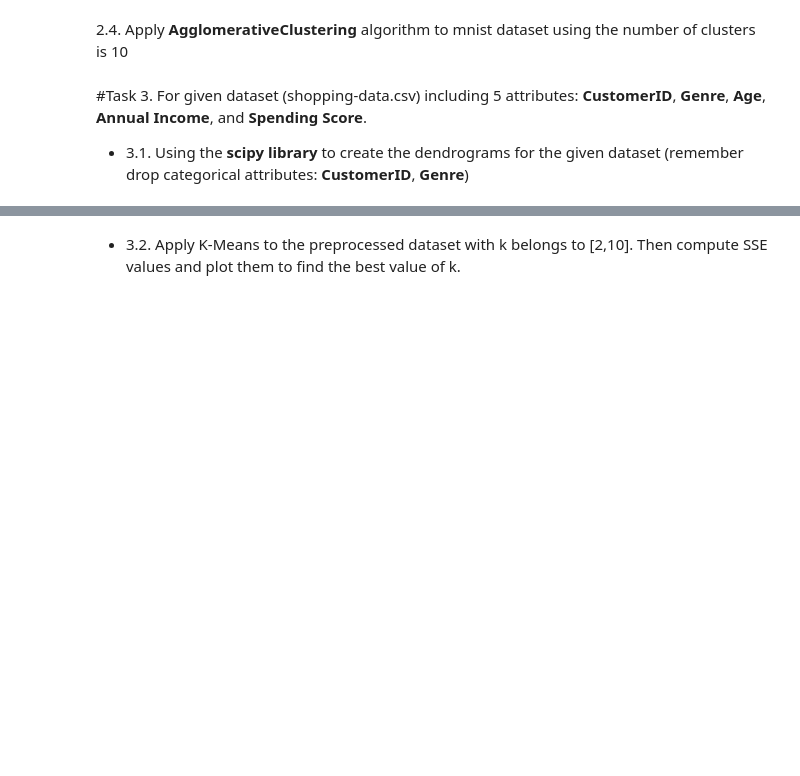
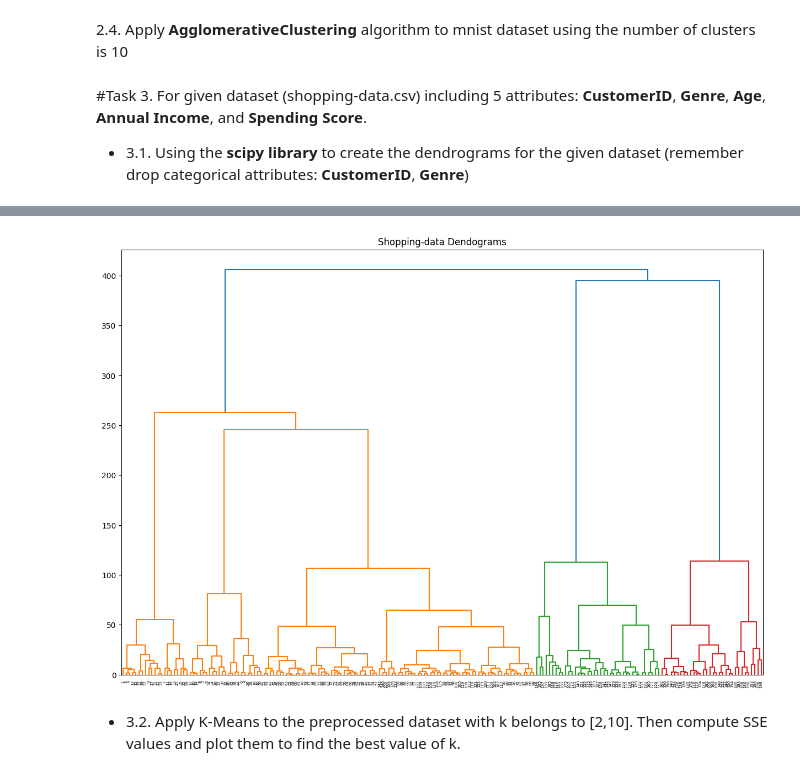
Before and after one commit to NguyenThiPhuongNhi/MayHoc_2022_2023, a Jupyter notebook: Lab_7_20130353_NguyenThiPhuongNhi.ipynb, the cells around one changed output, grey strips where cells are left out. Saved outputs shown, nothing was run; the diff lists cells and outputs as text; code cells hidden in the pictures; blank space fills up the shorter version.

```diff
--- a/Lab_7_20130353_NguyenThiPhuongNhi.ipynb
+++ b/Lab_7_20130353_NguyenThiPhuongNhi.ipynb
@@ -174,0 +188,3 @@ For given dataset (shopping-data.csv) including 5 attributes: **CustomerID**, **
+# %%
+dataset = pd.read_csv("shopping-data.csv")
+dataset.head(10)
@@ -175,2 +203,14 @@ For given dataset (shopping-data.csv) including 5 attributes: **CustomerID**, **
+# %%
+from matplotlib import pyplot as plt
+from sklearn.datasets import load_iris
+from scipy.cluster.hierarchy import dendrogram, linkage
+import scipy.cluster.hierarchy as shc
+
+
+plt.figure(figsize=(15, 10)) #kich thuoc (chieu dai, chieu rong)
+plt.title("Shopping-data Dendograms")
+dend = shc.dendrogram(shc.linkage(dataset.iloc[:, 3:5].values, method='ward'))
+# %% [output]
+[figure, added]
 # %% [markdown]
 *   3.2. Apply K-Means to the preprocessed dataset with k belongs to [2,10]. Then compute SSE values and plot them to find the best value of k.
```
Also changed, not shown: parts of 18 cells of this notebook.
